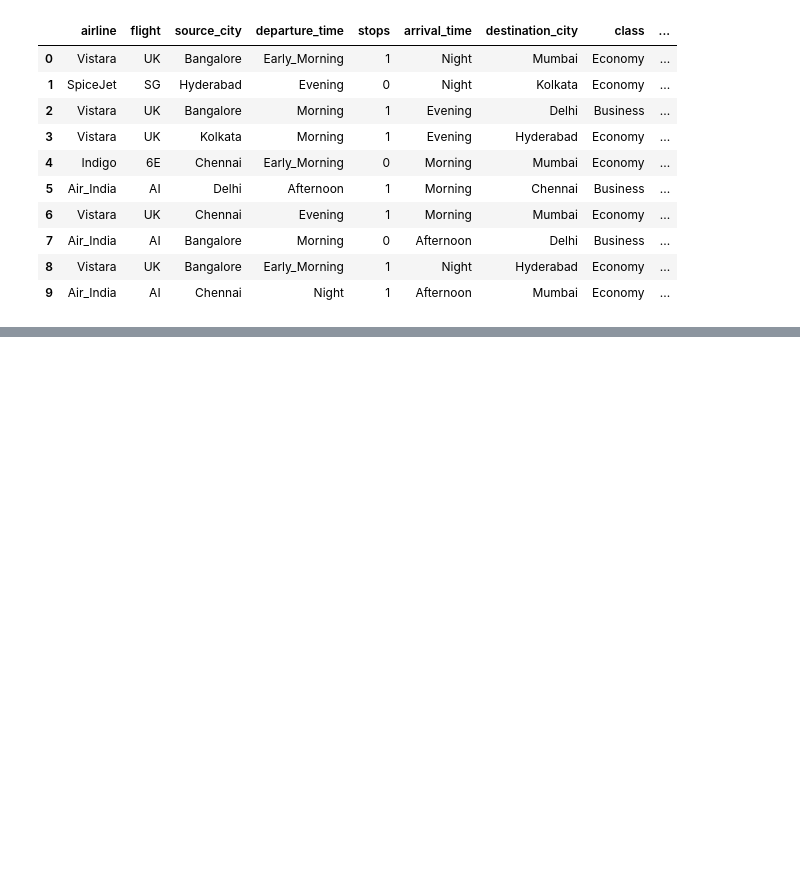
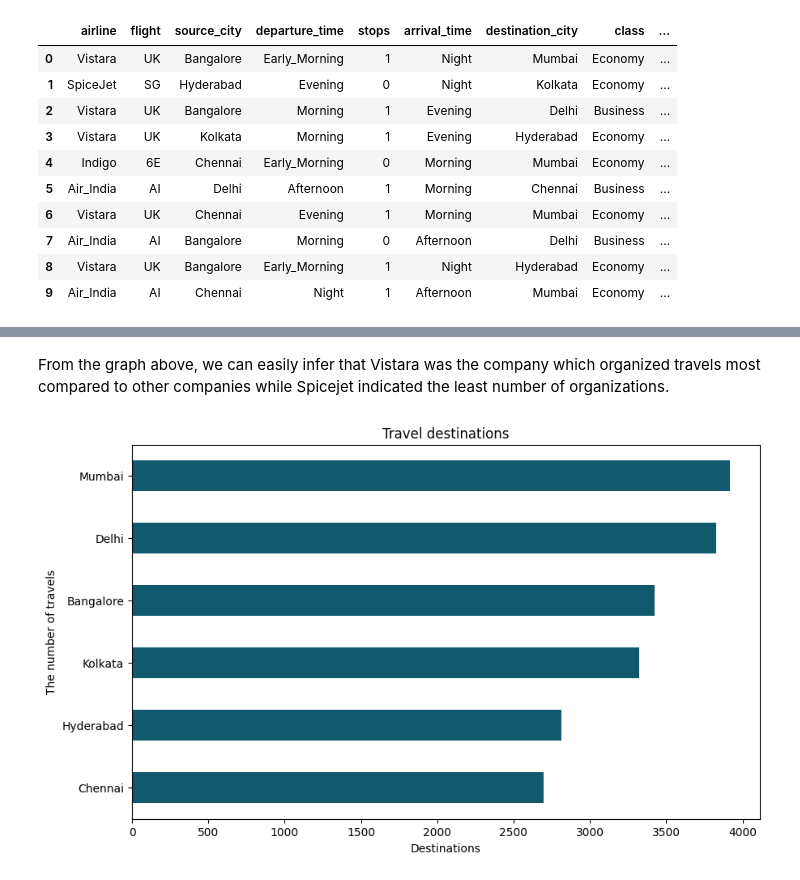
Before and after one commit to UmidjonDev/Flight-service-cost-predictor, a Jupyter notebook: individual_analysis.ipynb, the cells around one changed output, grey strips where cells are left out. Saved outputs shown, nothing was run; the diff lists cells and outputs as text; code cells hidden in the pictures; blank space fills up the shorter version.

```diff
--- a/individual_analysis.ipynb
+++ b/individual_analysis.ipynb
@@ -34,0 +82,16 @@ Name: price, dtype: float64
+# %% [markdown]
+From the graph above, we can easily infer that Vistara was the company which organized travels most compared to other companies while Spicejet indicated the least number of organizations.
+# %%
+#Cities which airline travels are organized
+destinations = analysis_data['destination_city'].value_counts()
+destinations = destinations.sort_values()
+
+plt.figure(figsize=(10, 6))
+destinations.plot(kind='barh', color='#115A6E')
+plt.title('Travel destinations')
+plt.xlabel('Destinations')
+plt.ylabel('The number of travels')
+plt.xticks(rotation=0)
+plt.show()
+# %% [output]
+[figure, added]
```
Also changed, not shown: parts of 17 cells of this notebook, 9 other files.
